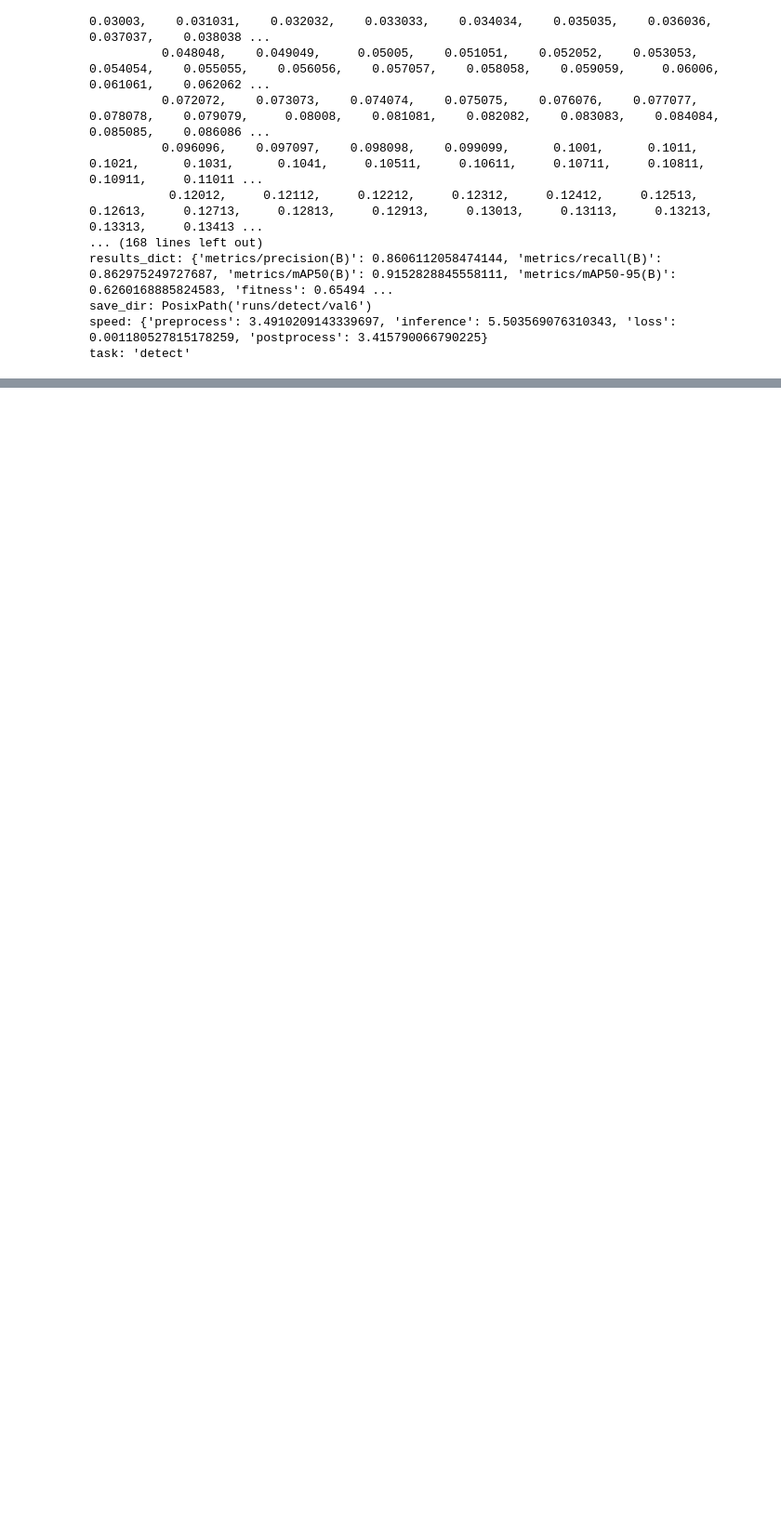
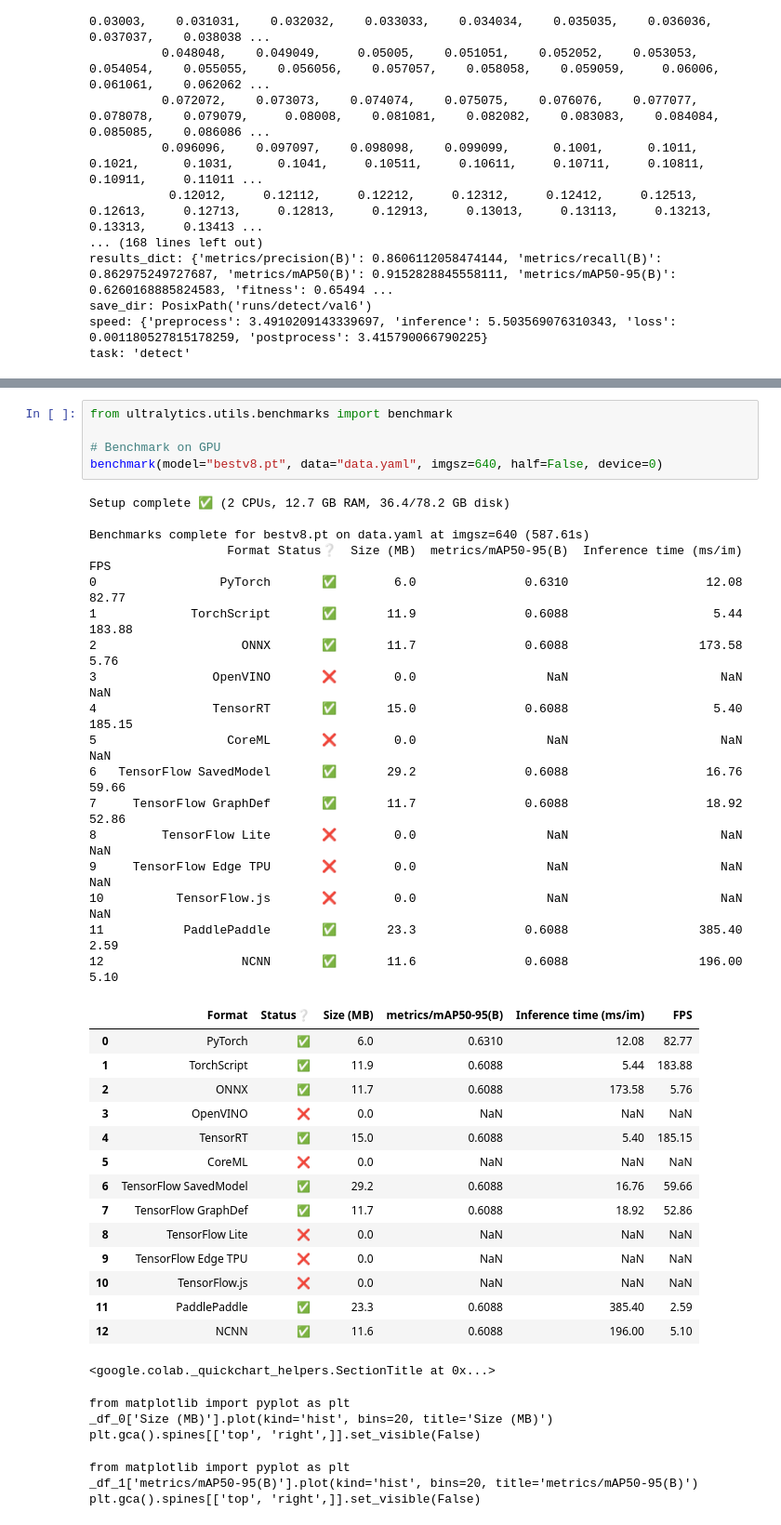
Before and after one commit to programminghunk/sugarcane, a Jupyter notebook: speed.ipynb, the cells around one changed output, grey strips where cells are left out. Shown at 93% size. Cells and saved outputs as stored; diff of their text form; blank space fills up the shorter version.

```diff
--- a/speed.ipynb
+++ b/speed.ipynb
@@ -195,3 +213,47 @@ files.download('/content/runsv10_download.zip')
 # %% [output]
 [interactive output not drawn]
 [interactive output not drawn]
+# %%
+from ultralytics.utils.benchmarks import benchmark
+
+# Benchmark on GPU
+benchmark(model="bestv8.pt", data="data.yaml", imgsz=640, half=False, device=0)
+# %% [output]
+Setup complete ✅ (2 CPUs, 12.7 GB RAM, 36.4/78.2 GB disk)
+
+Benchmarks complete for bestv8.pt on data.yaml at imgsz=640 (587.61s)
+                   Format Status❔  Size (MB)  metrics/mAP50-95(B)  Inference time (ms/im)     FPS
+0                 PyTorch       ✅        6.0               0.6310                   12.08   82.77
+1             TorchScript       ✅       11.9               0.6088                    5.44  183.88
+2                    ONNX       ✅       11.7               0.6088                  173.58    5.76
+3                OpenVINO       ❌        0.0                  NaN                     NaN     NaN
+4                TensorRT       ✅       15.0               0.6088                    5.40  185.15
+5                  CoreML       ❌        0.0                  NaN                     NaN     NaN
+6   TensorFlow SavedModel       ✅       29.2               0.6088                   16.76   59.66
+7     TensorFlow GraphDef       ✅       11.7               0.6088                   18.92   52.86
+8         TensorFlow Lite       ❌        0.0                  NaN                     NaN     NaN
+9     TensorFlow Edge TPU       ❌        0.0                  NaN                     NaN     NaN
+10          TensorFlow.js       ❌        0.0                  NaN                     NaN     NaN
+11           PaddlePaddle       ✅       23.3               0.6088                  385.40    2.59
+12                   NCNN       ✅       11.6               0.6088                  196.00    5.10
+|  | Format | Status❔ | Size (MB) | metrics/mAP50-95(B) | Inference time (ms/im) | FPS |
+| 0 | PyTorch | ✅ | 6.0 | 0.6310 | 12.08 | 82.77 |
+| 1 | TorchScript | ✅ | 11.9 | 0.6088 | 5.44 | 183.88 |
+| 2 | ONNX | ✅ | 11.7 | 0.6088 | 173.58 | 5.76 |
+| 3 | OpenVINO | ❌ | 0.0 | NaN | NaN | NaN |
+| 4 | TensorRT | ✅ | 15.0 | 0.6088 | 5.40 | 185.15 |
+| 5 | CoreML | ❌ | 0.0 | NaN | NaN | NaN |
+| 6 | TensorFlow SavedModel | ✅ | 29.2 | 0.6088 | 16.76 | 59.66 |
+| 7 | TensorFlow GraphDef | ✅ | 11.7 | 0.6088 | 18.92 | 52.86 |
+| 8 | TensorFlow Lite | ❌ | 0.0 | NaN | NaN | NaN |
+| 9 | TensorFlow Edge TPU | ❌ | 0.0 | NaN | NaN | NaN |
+| 10 | TensorFlow.js | ❌ | 0.0 | NaN | NaN | NaN |
+| 11 | PaddlePaddle | ✅ | 23.3 | 0.6088 | 385.40 | 2.59 |
+| 12 | NCNN | ✅ | 11.6 | 0.6088 | 196.00 | 5.10 |
+<google.colab._quickchart_helpers.SectionTitle at 0x...>
+from matplotlib import pyplot as plt
+_df_0['Size (MB)'].plot(kind='hist', bins=20, title='Size (MB)')
+plt.gca().spines[['top', 'right',]].set_visible(False)
+from matplotlib import pyplot as plt
+_df_1['metrics/mAP50-95(B)'].plot(kind='hist', bins=20, title='metrics/mAP50-95(B)')
+plt.gca().spines[['top', 'right',]].set_visible(False)
```
Also changed, not shown: parts of 2 cells of this notebook.
